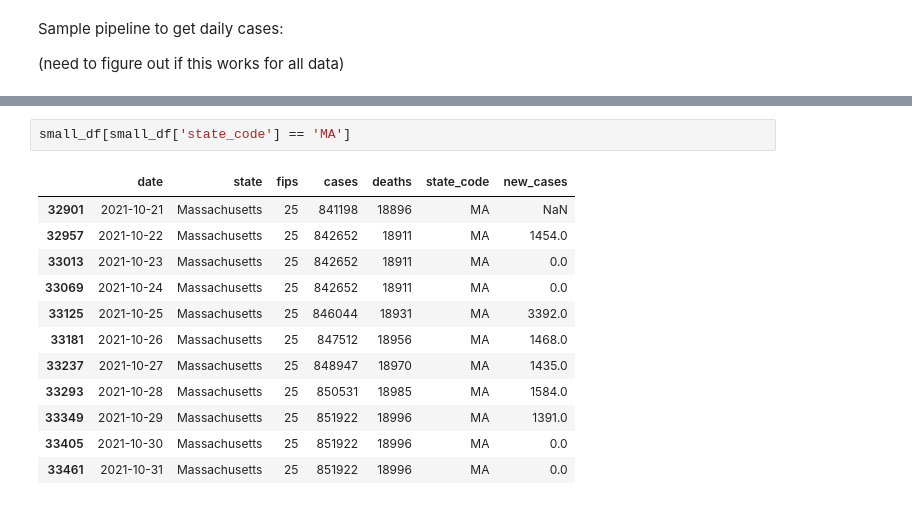
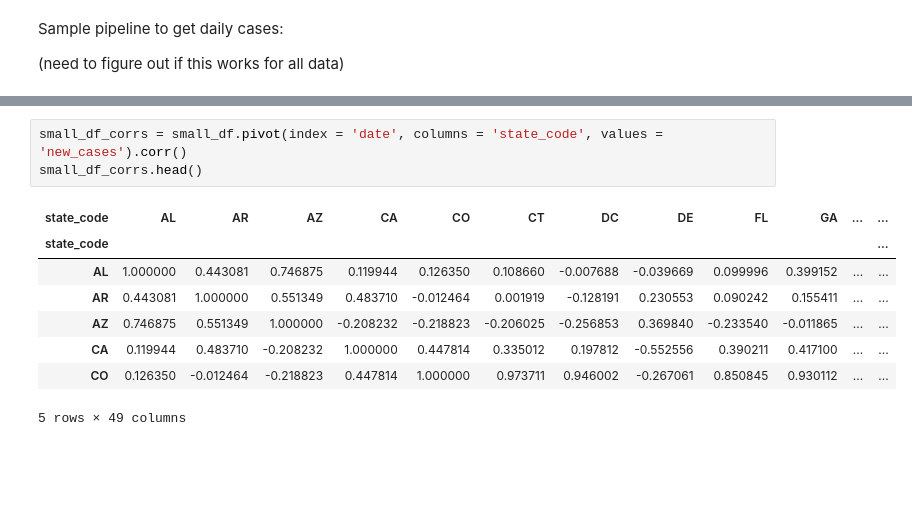
Before and after one commit to samar14641/covid-us-networks, a Jupyter notebook: covid_data_preproc.ipynb, the cells around one changed output, grey strips where cells are left out. Drawn from its saved outputs; the diff is of its cells as text; blank space fills up the shorter version.

```diff
--- a/covid_data_preproc.ipynb
+++ b/covid_data_preproc.ipynb
@@ -115,15 +102,12 @@ small_df
-# %%
-small_df[small_df['state_code'] == 'MA']
-# %% [output]
-|  | date | state | fips | cases | deaths | state_code | new_cases |
-| 32901 | 2021-10-21 | Massachusetts | 25 | 841198 | 18896 | MA | NaN |
-| 32957 | 2021-10-22 | Massachusetts | 25 | 842652 | 18911 | MA | 1454.0 |
-| 33013 | 2021-10-23 | Massachusetts | 25 | 842652 | 18911 | MA | 0.0 |
-| 33069 | 2021-10-24 | Massachusetts | 25 | 842652 | 18911 | MA | 0.0 |
-| 33125 | 2021-10-25 | Massachusetts | 25 | 846044 | 18931 | MA | 3392.0 |
-| 33181 | 2021-10-26 | Massachusetts | 25 | 847512 | 18956 | MA | 1468.0 |
-| 33237 | 2021-10-27 | Massachusetts | 25 | 848947 | 18970 | MA | 1435.0 |
-| 33293 | 2021-10-28 | Massachusetts | 25 | 850531 | 18985 | MA | 1584.0 |
-| 33349 | 2021-10-29 | Massachusetts | 25 | 851922 | 18996 | MA | 1391.0 |
-| 33405 | 2021-10-30 | Massachusetts | 25 | 851922 | 18996 | MA | 0.0 |
-| 33461 | 2021-10-31 | Massachusetts | 25 | 851922 | 18996 | MA | 0.0 |
+# %%
+small_df_corrs = small_df.pivot(index = 'date', columns = 'state_code', values = 'new_cases').corr()
+small_df_corrs.head()
+# %% [output]
+| state_code | AL | AR | AZ | CA | CO | CT | DC | DE | FL | GA | ... | ... |
+| state_code |  |  |  |  |  |  |  |  |  |  |  | ... |
+| AL | 1.000000 | 0.443081 | 0.746875 | 0.119944 | 0.126350 | 0.108660 | -0.007688 | -0.039669 | 0.099996 | 0.399152 | ... | ... |
+| AR | 0.443081 | 1.000000 | 0.551349 | 0.483710 | -0.012464 | 0.001919 | -0.128191 | 0.230553 | 0.090242 | 0.155411 | ... | ... |
+| AZ | 0.746875 | 0.551349 | 1.000000 | -0.208232 | -0.218823 | -0.206025 | -0.256853 | 0.369840 | -0.233540 | -0.011865 | ... | ... |
+| CA | 0.119944 | 0.483710 | -0.208232 | 1.000000 | 0.447814 | 0.335012 | 0.197812 | -0.552556 | 0.390211 | 0.417100 | ... | ... |
+| CO | 0.126350 | -0.012464 | -0.218823 | 0.447814 | 1.000000 | 0.973711 | 0.946002 | -0.267061 | 0.850845 | 0.930112 | ... | ... |
+5 rows × 49 columns
```
Also changed, not shown: parts of 6 cells of this notebook.
